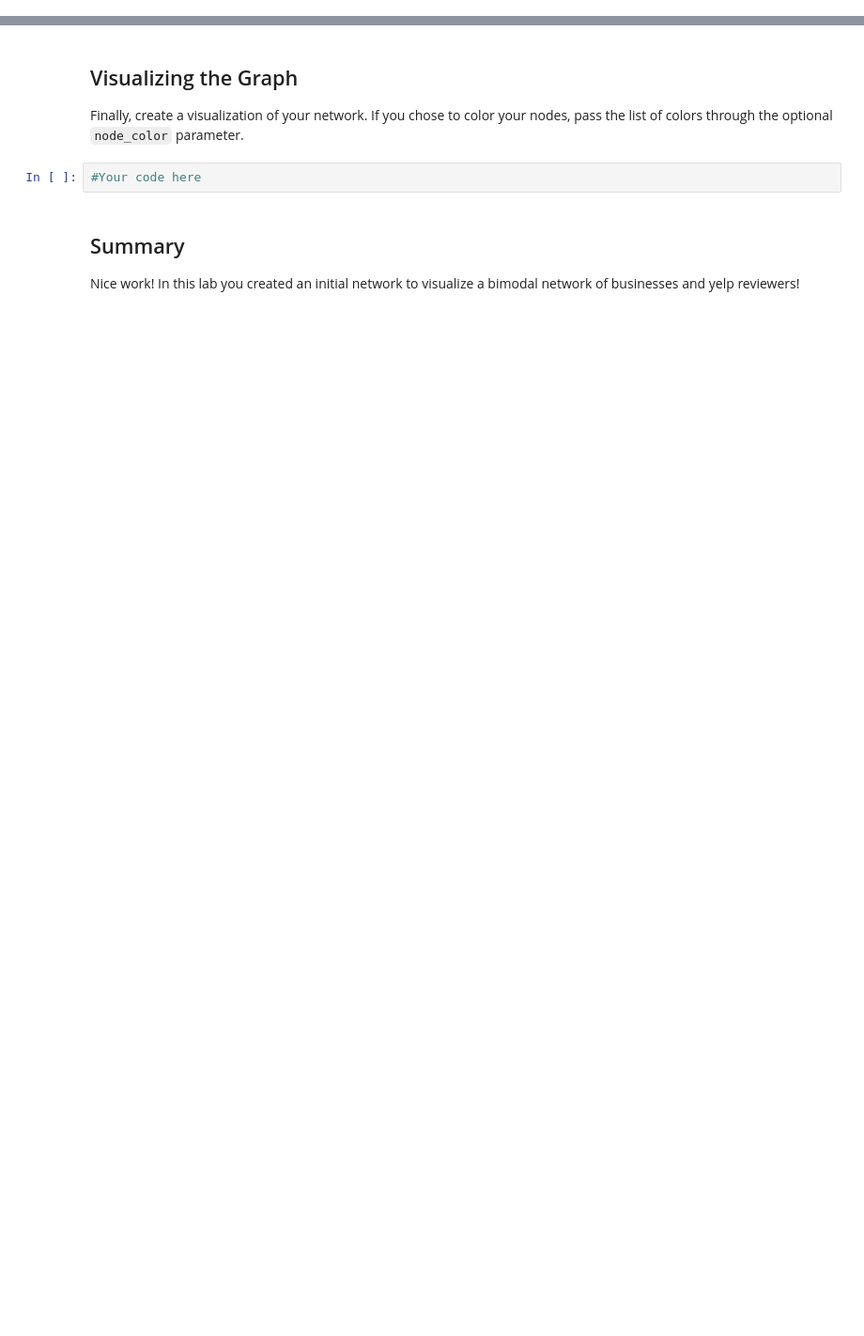
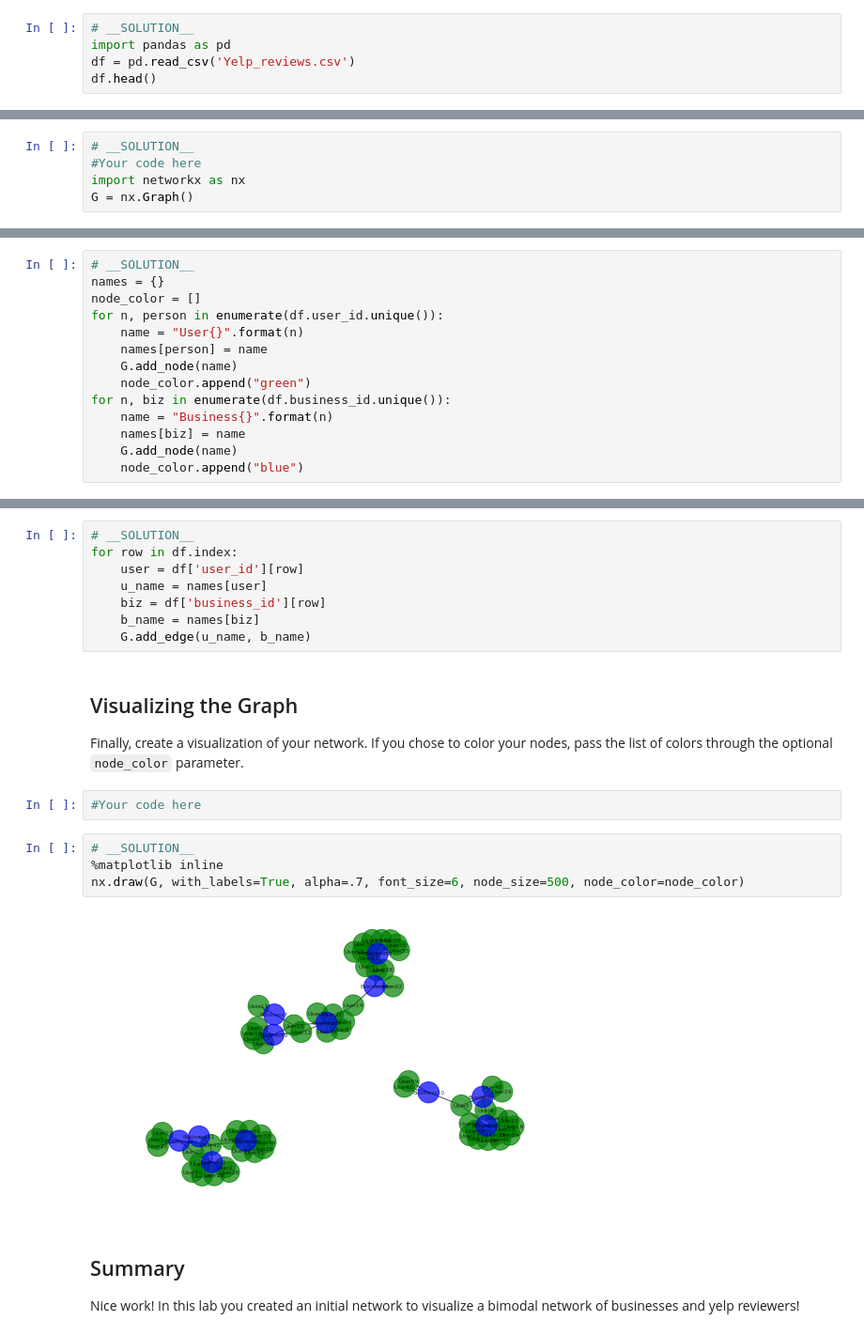
Before and after one commit to learn-co-curriculum/dsc-networkX-intro-lab, a Jupyter notebook: index.ipynb, the cells around one changed output, grey strips where cells are left out. Shown at 94% size. Cells and saved outputs as stored; diff of their text form; blank space fills up the shorter version.

Commit message:
Auto-create curriculum branch from master + solution

```diff
--- a/index.ipynb
+++ b/index.ipynb
@@ -18,3 +18,8 @@ You will be able to:
 To start, import the data stored in the file 'Yelp_reviews.csv'
 # %%
 #Your code here
+# %%
+# __SOLUTION__
+import pandas as pd
+df = pd.read_csv('Yelp_reviews.csv')
+df.head()
@@ -24,6 +36,11 @@ To start, import the data stored in the file 'Yelp_reviews.csv'
 Now, create an initial graph!
 # %%
 #Your code here
+# %%
+# __SOLUTION__
+#Your code here
+import networkx as nx
+G = nx.Graph()
 # %% [markdown]
 ## Adding Nodes
 # %% [markdown]
@@ -32,18 +49,46 @@ Create a node for each user and each business in the dataset. Networks with mult
 Optionally, go further by creating a list of colors for when you visualize the graph. If you do this, append the color "green" to your color list every time you add a user node and append the color "blue" to your color list every time you add a business node.
 # %%
 #Your code here
+# %%
+# __SOLUTION__
+names = {}
+node_color = []
+for n, person in enumerate(df.user_id.unique()):
+    name = "User{}".format(n)
+    names[person] = name
+    G.add_node(name)
+    node_color.append("green")
+for n, biz in enumerate(df.business_id.unique()):
+    name = "Business{}".format(n)
+    names[biz] = name
+    G.add_node(name)
+    node_color.append("blue")
 # %% [markdown]
 ## Adding Edges
 
 Next, iterate through the dataset and create an edge between users and the businesses they have reviewed.
 # %%
 #Your code here
+# %%
+# __SOLUTION__
+for row in df.index:
+    user = df['user_id'][row]
+    u_name = names[user]
+    biz = df['business_id'][row]
+    b_name = names[biz]
+    G.add_edge(u_name, b_name)
 # %% [markdown]
 ## Visualizing the Graph
 
 Finally, create a visualization of your network. If you chose to color your nodes, pass the list of colors through the optional `node_color` parameter.
 # %%
 #Your code here
+# %%
+# __SOLUTION__
+%matplotlib inline
+nx.draw(G, with_labels=True, alpha=.7, font_size=6, node_size=500, node_color=node_color)
+# %% [output]
+[figure, added]
 # %% [markdown]
 ## Summary
 
```
Also changed, not shown: parts of 1 cell of this notebook, 2 other files.
